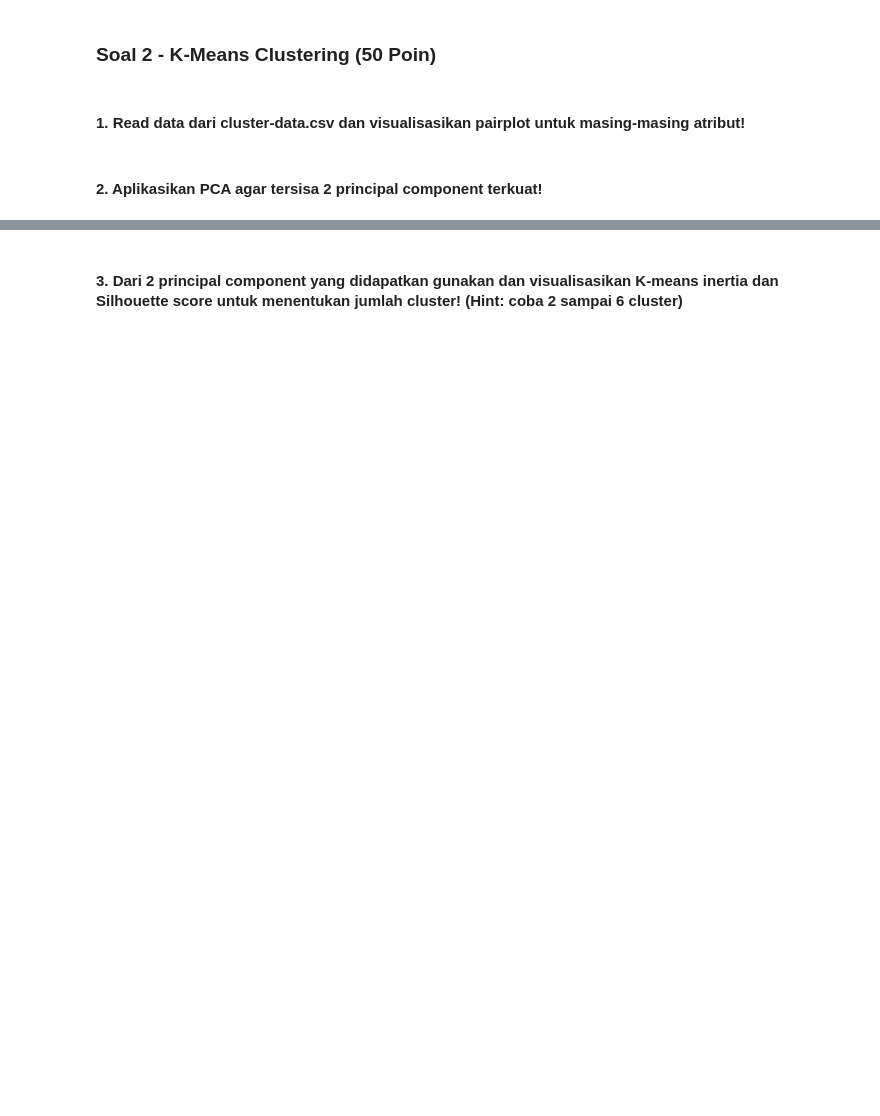
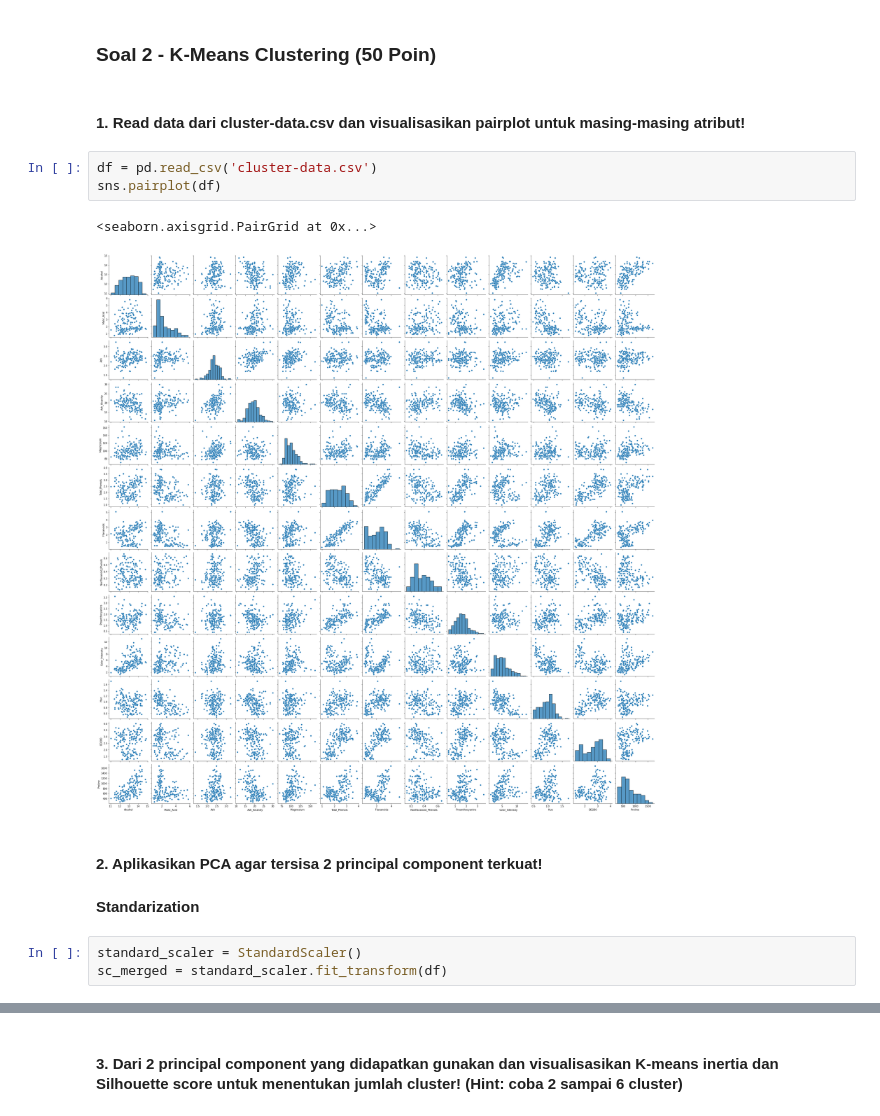
Before and after one commit to faisaladisoe/kasdd-tugas, a Jupyter notebook: Tugas 2/Tugas_2.ipynb, the cells around one changed output, grey strips where cells are left out. Cells and saved outputs as stored; diff of their text form; blank space fills up the shorter version.

```diff
--- a/Tugas 2/Tugas_2.ipynb
+++ b/Tugas 2/Tugas_2.ipynb
@@ -123,5 +135,16 @@ Namun hal ini dapat menjadi **sama** dengan asumsi, kita menggunakan data yang p
 ### Soal 2 - K-Means Clustering (50 Poin)
 # %% [markdown]
 #### 1. Read data dari cluster-data.csv dan visualisasikan pairplot untuk masing-masing atribut!
+# %%
+df = pd.read_csv('cluster-data.csv')
+sns.pairplot(df)
+# %% [output]
+<seaborn.axisgrid.PairGrid at 0x...>
+[figure, added]
 # %% [markdown]
 #### 2. Aplikasikan PCA agar tersisa 2 principal component terkuat!
+# %% [markdown]
+**Standarization**
+# %%
+standard_scaler = StandardScaler()
+sc_merged = standard_scaler.fit_transform(df)
```
Also changed, not shown: parts of 15 cells of this notebook.
